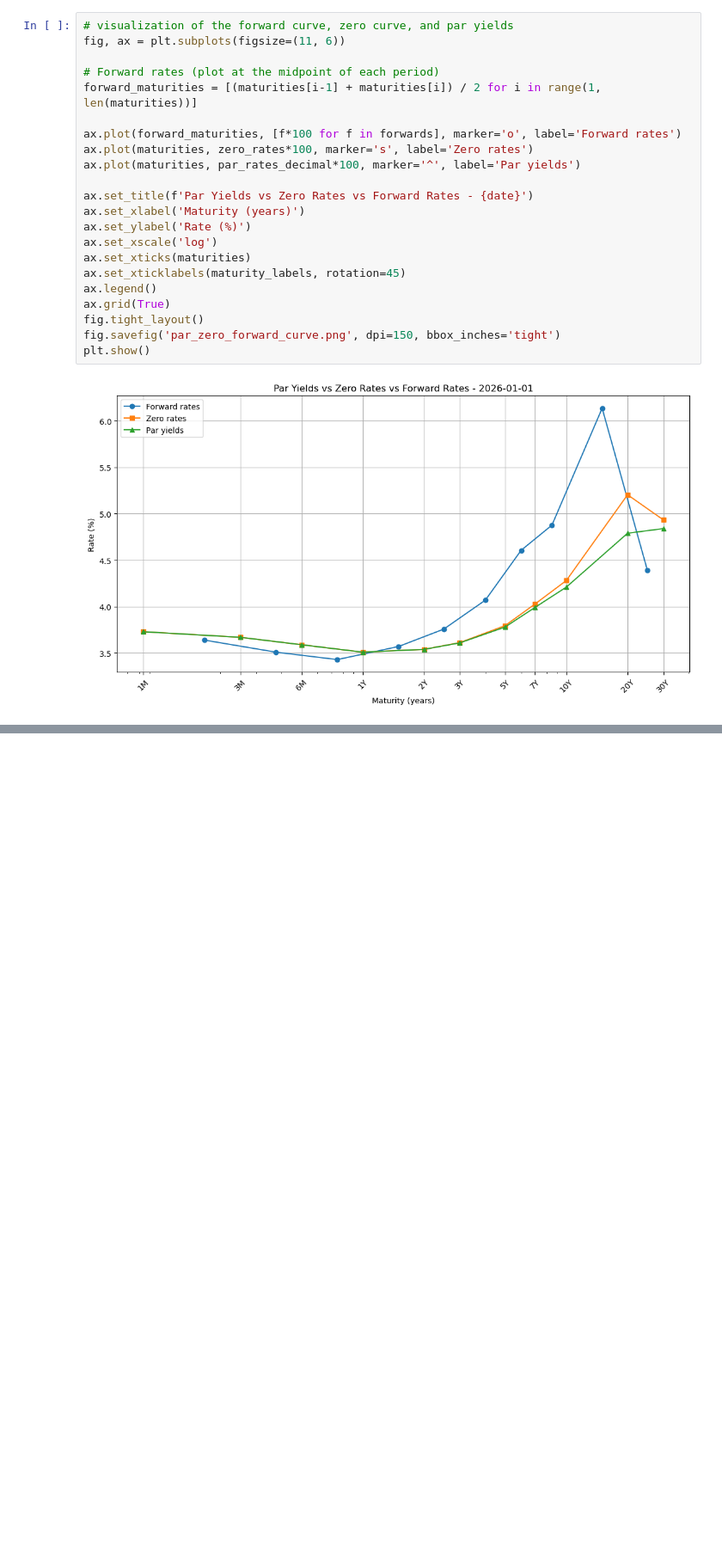
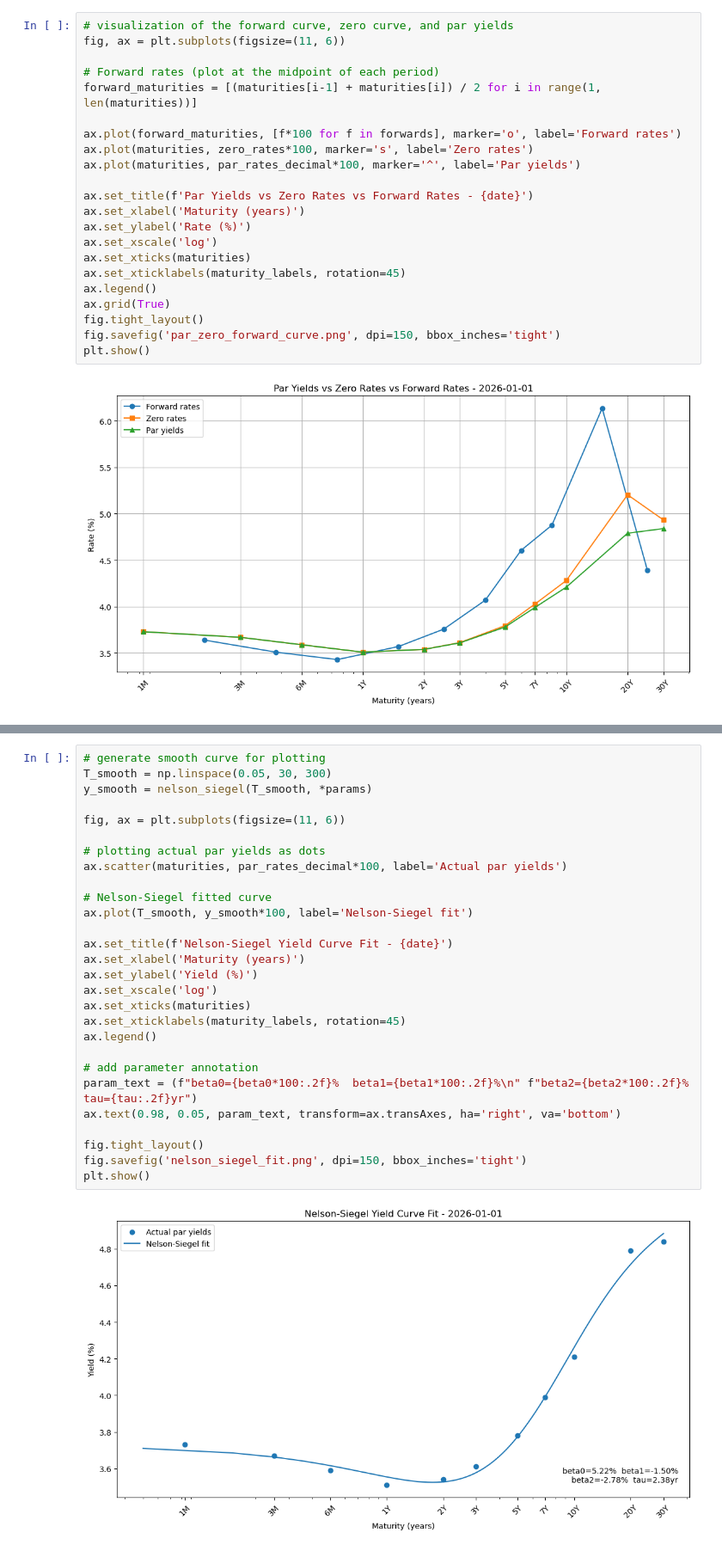
Before and after one commit to naumenko-analytics/treasury-yield-curve, a Jupyter notebook: yield_curve_analysis.ipynb, the cells around one changed output, grey strips where cells are left out. Shown at 86% size. Cells and saved outputs as stored; diff of their text form; blank space fills up the shorter version.

Commit message:
Add forward curve and Nelson-Siegel fitting with visualization

```diff
--- a/yield_curve_analysis.ipynb
+++ b/yield_curve_analysis.ipynb
@@ -247,0 +285,30 @@ plt.show()
+# %%
+# generate smooth curve for plotting
+T_smooth = np.linspace(0.05, 30, 300)
+y_smooth = nelson_siegel(T_smooth, *params)
+
+fig, ax = plt.subplots(figsize=(11, 6))
+
+# plotting actual par yields as dots
+ax.scatter(maturities, par_rates_decimal*100, label='Actual par yields')
+
+# Nelson-Siegel fitted curve
+ax.plot(T_smooth, y_smooth*100, label='Nelson-Siegel fit')
+
+ax.set_title(f'Nelson-Siegel Yield Curve Fit - {date}')
+ax.set_xlabel('Maturity (years)')
+ax.set_ylabel('Yield (%)')
+ax.set_xscale('log')
+ax.set_xticks(maturities)
+ax.set_xticklabels(maturity_labels, rotation=45)
+ax.legend()
+
+# add parameter annotation
+param_text = (f"beta0={beta0*100:.2f}%  beta1={beta1*100:.2f}%\n" f"beta2={beta2*100:.2f}%  tau={tau:.2f}yr")
+ax.text(0.98, 0.05, param_text, transform=ax.transAxes, ha='right', va='bottom')
+
+fig.tight_layout()
+fig.savefig('nelson_siegel_fit.png', dpi=150, bbox_inches='tight')
+plt.show()
+# %% [output]
+[figure, added]
```
Also changed, not shown: parts of 2 cells of this notebook, 1 other file.
